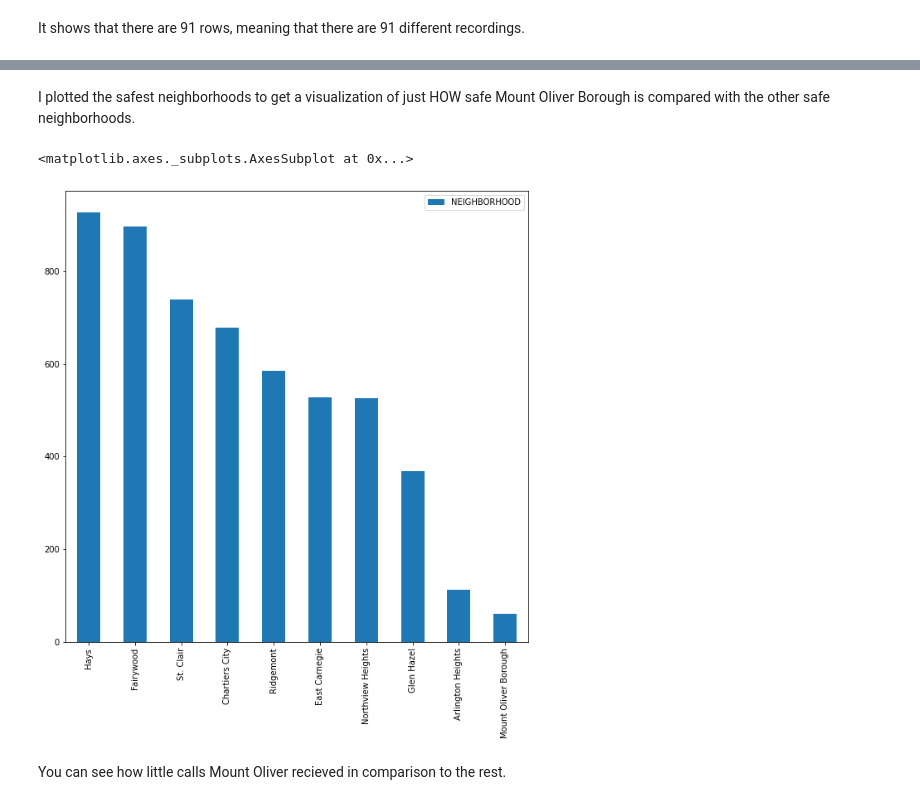
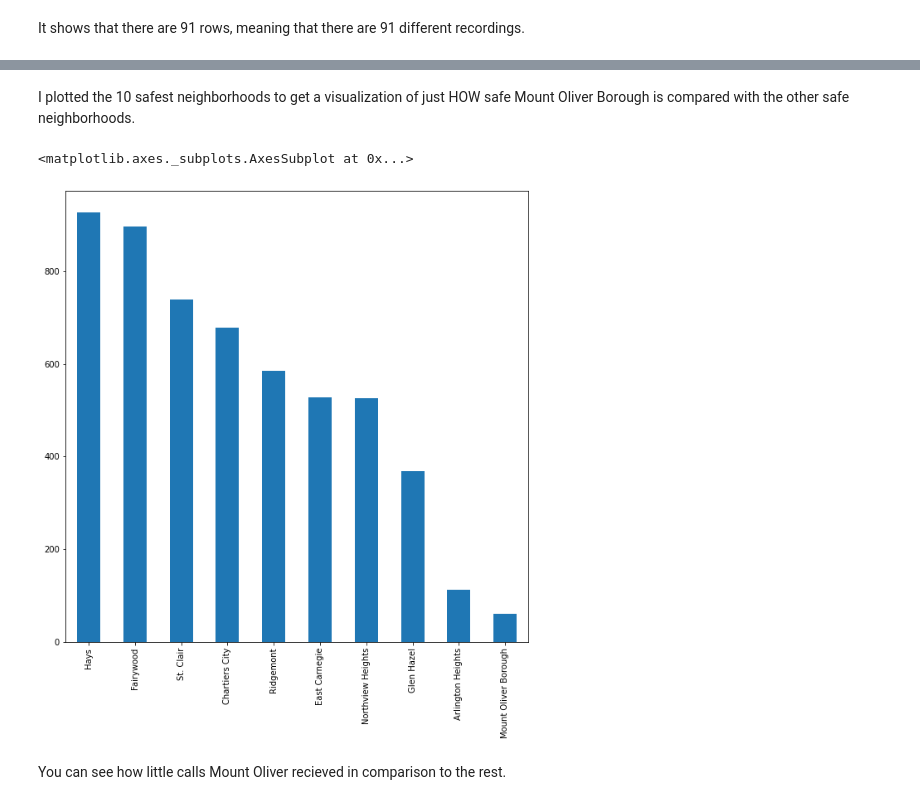
Before and after one commit to gjm55/Big-Ideas-Final, a Jupyter notebook: <gjm55>-final.ipynb, the cells around one changed output, grey strips where cells are left out. Drawn from its saved outputs; the diff is of its cells as text; code cells hidden in the pictures.

```diff
--- a/<gjm55>-final.ipynb
+++ b/<gjm55>-final.ipynb
@@ -100,10 +77,10 @@ safe_neighborhoods
 # %% [markdown]
-I plotted the safest neighborhoods to get a visualization of just HOW safe Mount Oliver Borough is compared with the other safe neighborhoods.
+I plotted the 10 safest neighborhoods to get a visualization of just HOW safe Mount Oliver Borough is compared with the other safe neighborhoods.
 # %%
-safe_neighborhoods.tail(10).plot.bar(figsize = (10,10))
+neighborhoodfrequency.tail(10).plot.bar(figsize = (10,10))
 # %% [output]
 <matplotlib.axes._subplots.AxesSubplot at 0x...>
-[figure, old version]
+[figure, new version]
 # %% [markdown]
 You can see how little calls Mount Oliver recieved in comparison to the rest.
 # %%
```
Also changed, not shown: parts of 2 cells of this notebook.
